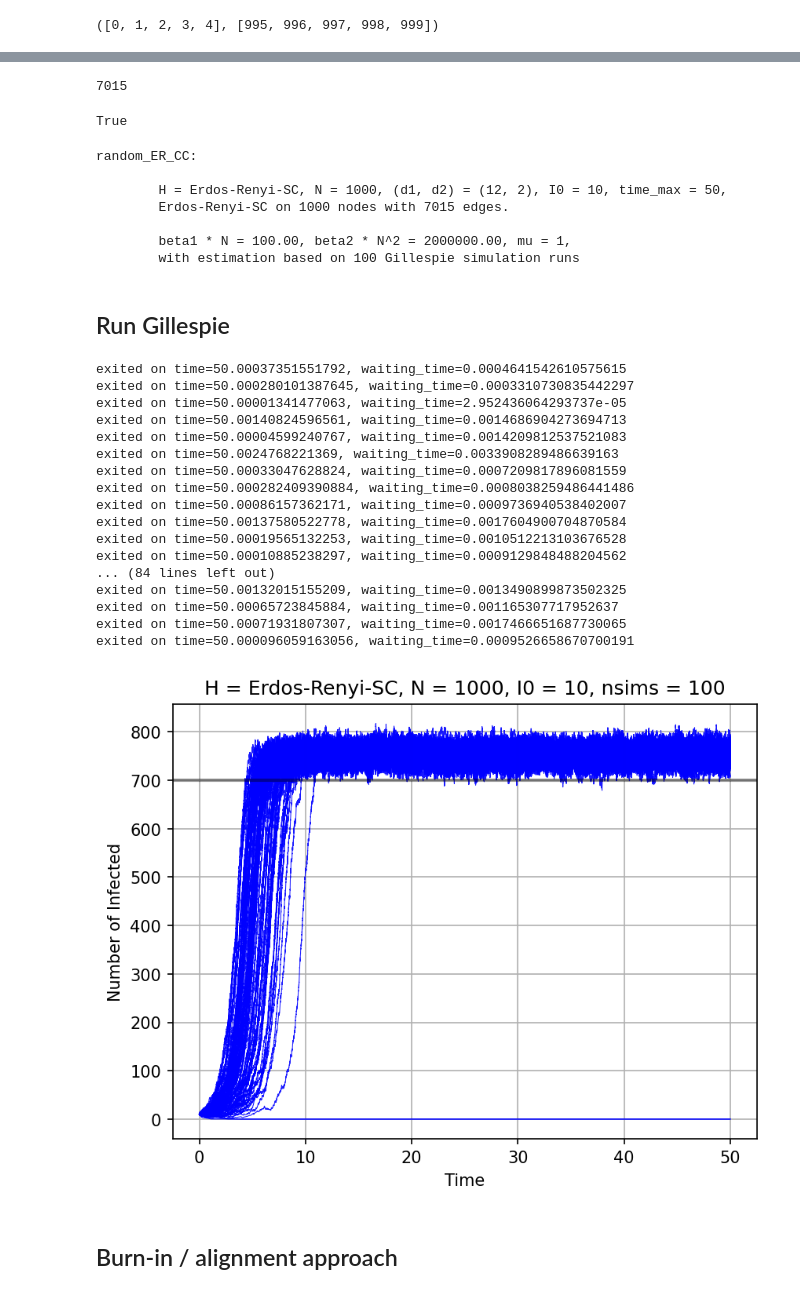
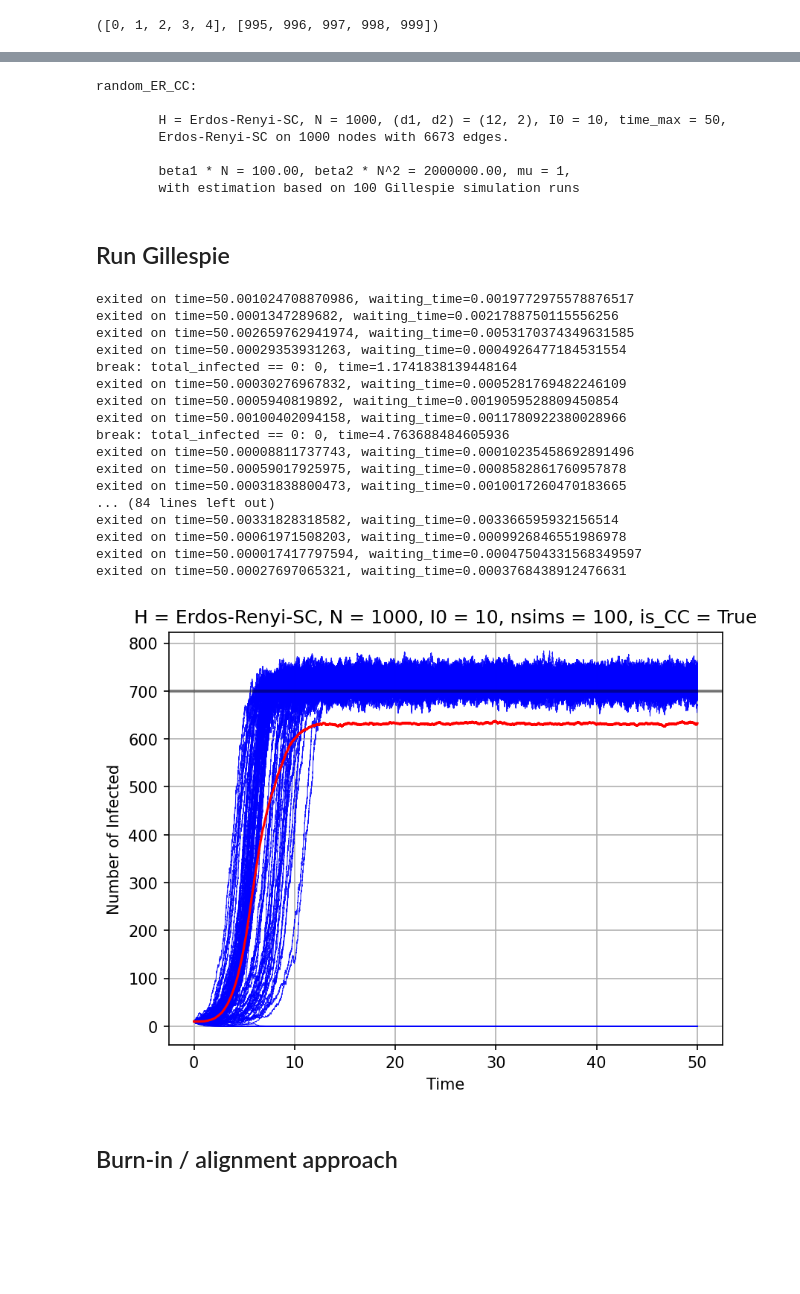
Before and after one commit to markolalovic/higher-order-contagion, a Jupyter notebook: notebooks/E-R-rates-SC-7.ipynb, the cells around one changed output, grey strips where cells are left out. Drawn from its saved outputs; the diff is of its cells as text; code cells hidden in the pictures; blank space fills up the shorter version.

```diff
--- a/notebooks/E-R-rates-SC-7.ipynb
+++ b/notebooks/E-R-rates-SC-7.ipynb
@@ -92,2 +92,7 @@ g.summary()
 
         Is valid SC: True
+# %%
+all_edges_ER = g.edges
+# %%
+with open("../results/all_edges_ER", "wb") as f:
+    pickle.dump(all_edges_ER, f)
@@ -175,19 +205,3 @@ len(empty_triangles_found)
-# %%
-all_edges = g.edges + empty_triangles_found
-len(all_edges)
-# %% [output]
-7015
-# %%
-g.set_edges(all_edges)
-# %%
-from generators_sc_test import check_full_triangle_property
-
-edges_pw = g.get_edges(1)
-edges_ho = g.get_edges(2)
-
-check_full_triangle_property(edges_pw, edges_ho)
-# %% [output]
-True
 # %%
 test_name = "random_ER_CC"
 
@@ -221,7 +235,7 @@ print(f"\twith estimation based on {nsims} Gillespie simulation runs\n")
 random_ER_CC:
 
         H = Erdos-Renyi-SC, N = 1000, (d1, d2) = (12, 2), I0 = 10, time_max = 50,
-        Erdos-Renyi-SC on 1000 nodes with 7015 edges.
+        Erdos-Renyi-SC on 1000 nodes with 6673 edges.
 
         beta1 * N = 100.00, beta2 * N^2 = 2000000.00, mu = 1,
         with estimation based on 100 Gillespie simulation runs
@@ -229,7 +243,7 @@ random_ER_CC:
 ## Run Gillespie
 # %%
 ## --- Run Gillespie ---
-run_gillespie_simulations = False
+run_gillespie_simulations = True
 
 I0_gillespie = I0 # TODO: go over the range when necessary
 nodes = list(g.nodes.keys())
@@ -239,53 +253,54 @@ if run_gillespie_simulations:
     X_sims = []
     for _ in range(nsims):
         X_t = gillespie_sim(g, beta1, beta2, mu, initial_infections, time_max)
         X_sims.append(X_t)
 
     # save the simulation results
     sim_results = {f'sim_{i}': X_sims[i] for i in range(nsims)}
-    np.savez_compressed(f'../results/gillespie-sims_{test_name}_I0={I0}.npz', **sim_results)
+    np.savez_compressed(f'../results/gillespie-sims_{test_name}_I0={I0}_is_CC={is_CC}.npz', **sim_results)
 else:
     # load simulation results
-    sim_results = np.load(f'../results/gillespie-sims_{test_name}_I0={I0}.npz', allow_pickle=True)
+    sim_results = np.load(f'../results/gillespie-sims_{test_name}_I0={I0}_is_CC={is_CC}.npz', allow_pickle=True)
     X_sims = [sim_results[f'sim_{i}'] for i in range(nsims)]
 
 # plot X_t curves in gray and average curve in red
 fig = plt.figure(dpi=150) # set DPI
 ax  = plt.subplot()
 
 for X_t in X_sims:
     ax.plot(X_t[0], X_t[2], c="blue", alpha=0.9, linewidth=0.5, rasterized=True)
 
 plt.axhline(y=int(0.7 * N), color='black', lw=2, alpha=0.4, linestyle='-')
 
 avg_curve, times = get_average(X_sims, time_max, len(X_sims), delta_t = 0.01)
+plt.plot(times, avg_curve, "red")
 
 plt.xlabel("Time")
 plt.ylabel("Number of Infected")
 plt.grid(True)
-plt.title(f"H = {g.name}, N = {N}, I0 = {I0}, nsims = {nsims}")
-plt.savefig(f"../figures/estimation/{test_name}/gillespie-sims-I0=10.pdf",
+plt.title(f"H = {g.name}, N = {N}, I0 = {I0}, nsims = {nsims}, is_CC = {is_CC}")
+plt.savefig(f"../figures/estimation/{test_name}/gillespie-sims-I0=10_is_CC={is_CC}.pdf",
             format='pdf', bbox_inches='tight')
 plt.show()
 plt.close(fig) # free up memory
 # %% [output]
-exited on time=50.00037351551792, waiting_time=0.0004641542610575615
-exited on time=50.000280101387645, waiting_time=0.0003310730835442297
-exited on time=50.00001341477063, waiting_time=2.952436064293737e-05
-exited on time=50.00140824596561, waiting_time=0.0014686904273694713
-exited on time=50.00004599240767, waiting_time=0.0014209812537521083
-exited on time=50.0024768221369, waiting_time=0.0033908289486639163
-exited on time=50.00033047628824, waiting_time=0.0007209817896081559
-exited on time=50.000282409390884, waiting_time=0.0008038259486441486
-exited on time=50.00086157362171, waiting_time=0.0009736940538402007
-exited on time=50.00137580522778, waiting_time=0.0017604900704870584
-exited on time=50.00019565132253, waiting_time=0.0010512213103676528
-exited on time=50.00010885238297, waiting_time=0.0009129848488204562
+exited on time=50.001024708870986, waiting_time=0.0019772975578876517
+exited on time=50.0001347289682, waiting_time=0.0021788750115556256
+exited on time=50.002659762941974, waiting_time=0.0053170374349631585
+exited on time=50.00029353931263, waiting_time=0.0004926477184531554
+break: total_infected == 0: 0, time=1.1741838139448164
+exited on time=50.00030276967832, waiting_time=0.0005281769482246109
+exited on time=50.0005940819892, waiting_time=0.0019059528809450854
+exited on time=50.00100402094158, waiting_time=0.0011780922380028966
+break: total_infected == 0: 0, time=4.763688484605936
+exited on time=50.00008811737743, waiting_time=0.00010235458692891496
+exited on time=50.00059017925975, waiting_time=0.0008582861760957878
+exited on time=50.00031838800473, waiting_time=0.0010017260470183665
 ... (84 lines left out)
-exited on time=50.00132015155209, waiting_time=0.0013490899873502325
-exited on time=50.00065723845884, waiting_time=0.001165307717952637
-exited on time=50.00071931807307, waiting_time=0.0017466651687730065
-exited on time=50.000096059163056, waiting_time=0.0009526658670700191
+exited on time=50.00331828318582, waiting_time=0.003366595932156514
+exited on time=50.00061971508203, waiting_time=0.0009926846551986978
+exited on time=50.000017417797594, waiting_time=0.00047504331568349597
+exited on time=50.00027697065321, waiting_time=0.0003768438912476631
-[figure, old version]
+[figure, new version]
 # %% [markdown]
 ## Burn-in / alignment approach
```
Also changed, not shown: parts of 27 cells of this notebook, 26 other files.
